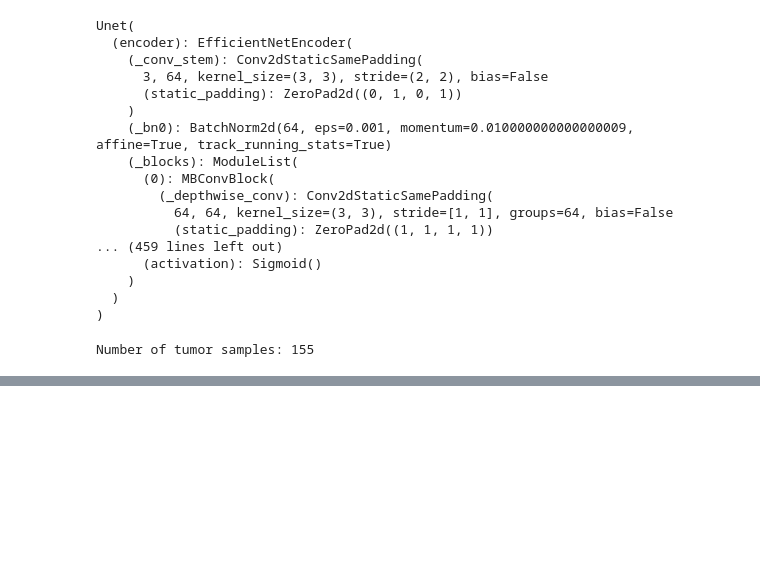
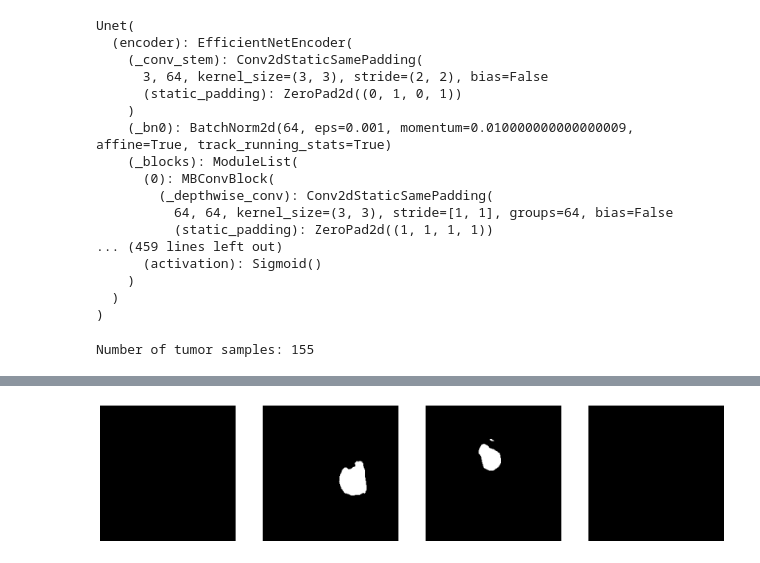
Before and after one commit to judydnguyen/domain-adaptation-segmentation, a Jupyter notebook: test_brain_tumors.ipynb, the cells around one changed output, grey strips where cells are left out. Cells and saved outputs as stored; diff of their text form; code cells hidden in the pictures; blank space fills up the shorter version.

Commit message:
add test results with MRI

```diff
--- a/test_brain_tumors.ipynb
+++ b/test_brain_tumors.ipynb
@@ -226,0 +326,5 @@ show_or_save_masks(model, dataloader, device, parent_path="eval_results/CT", sav
+# %%
+train_loader, valid_loader, test_loader = get_train_test_loaders()
+print(f"Train: {len(train_loader.dataset)} samples")
+print(f"Valid: {len(valid_loader.dataset)} samples")
+print(f"Test: {len(test_loader.dataset)} samples")
@@ -226,0 +372,19 @@ show_or_save_masks(model, dataloader, device, parent_path="eval_results/CT", sav
+# %%
+# Test the model on the images
+model.eval()
+for idx, (image, mask) in enumerate(test_loader):
+    if idx == 1:
+        break
+
+    image = image.to(device)
+    with torch.no_grad():
+        output = model(image)
+        output = (output > 0.5).float()
+
+    fig, axes = plt.subplots(1, 4, figsize=(20, 20))
+    for i in range(4):
+        axes[i].imshow(output[i].squeeze().cpu().numpy(), cmap='gray')
+        axes[i].axis('off')
+    plt.show()
+# %% [output]
+[figure, added]
```
Also changed, not shown: parts of 11 cells of this notebook, 3 other files.
